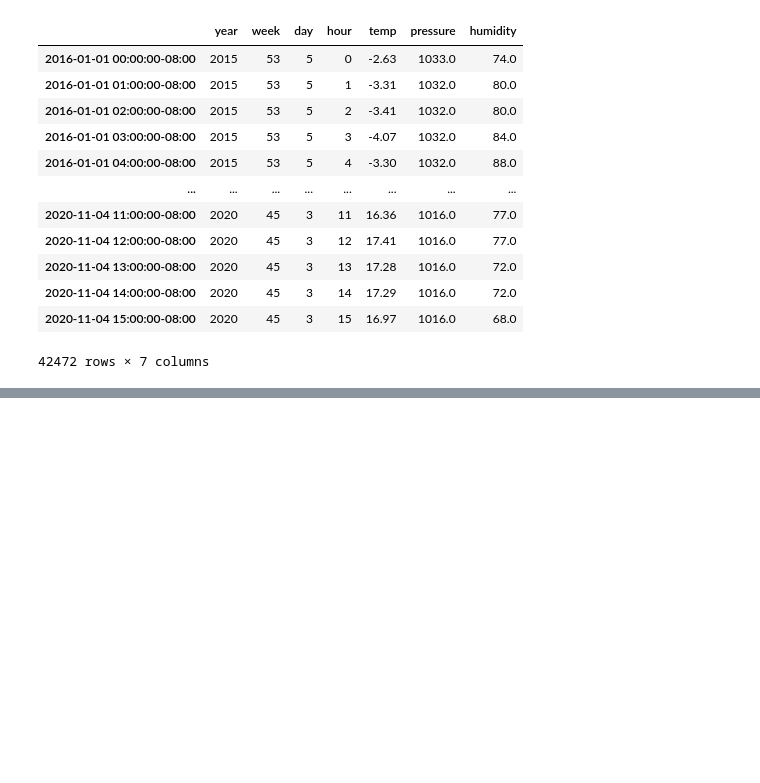
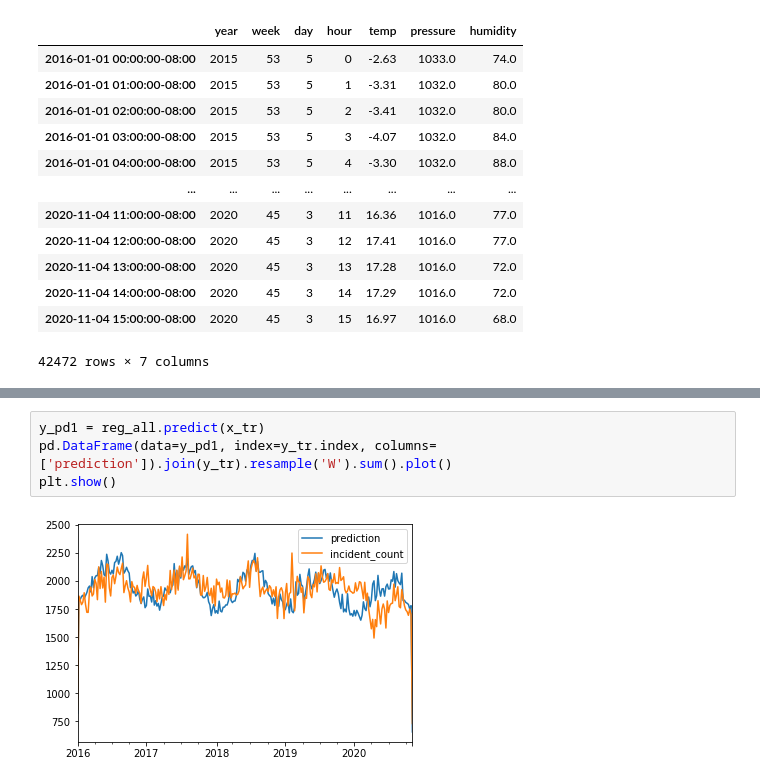
Before and after one commit to cmp0xff/seattle-911, a Jupyter notebook: main.ipynb, the cells around one changed output, grey strips where cells are left out. Cells and saved outputs as stored; diff of their text form; blank space fills up the shorter version.

```diff
--- a/main.ipynb
+++ b/main.ipynb
@@ -182,0 +183,6 @@ plt.show()
+# %%
+y_pd1 = reg_all.predict(x_tr)
+pd.DataFrame(data=y_pd1, index=y_tr.index, columns=['prediction']).join(y_tr).resample('W').sum().plot()
+plt.show()
+# %% [output]
+[figure, added]
```
Also changed, not shown: parts of 6 cells of this notebook.
